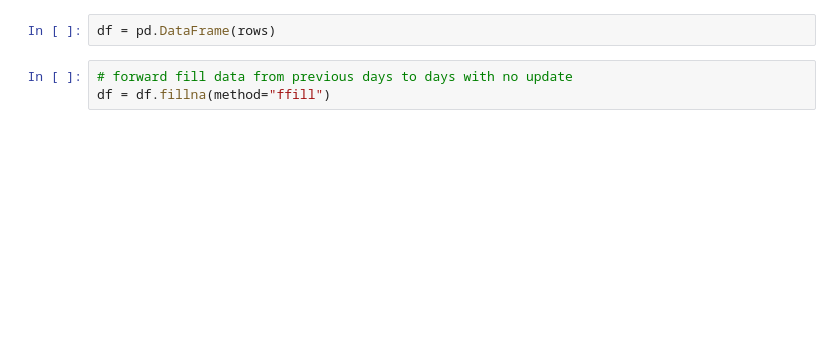
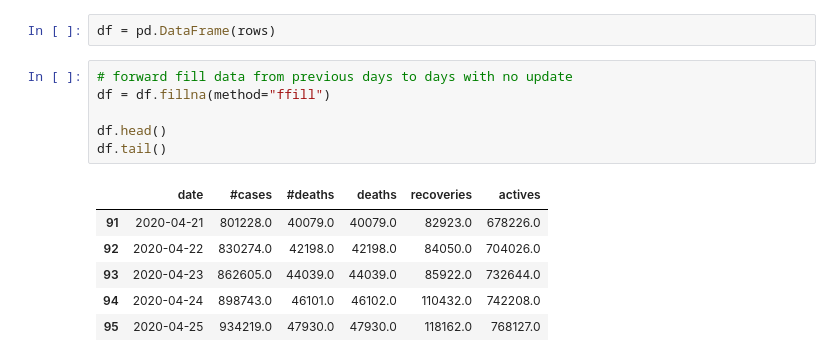
Before and after one commit to xandermorrison/coronavirus, a Jupyter notebook: coronavirus.ipynb, the cells around one changed output. Cells and saved outputs as stored; diff of their text form; blank space fills up the shorter version.

```diff
--- a/coronavirus.ipynb
+++ b/coronavirus.ipynb
@@ -92,3 +92,13 @@ df = pd.DataFrame(rows)
 # %%
 # forward fill data from previous days to days with no update
 df = df.fillna(method="ffill")
+
+df.head()
+df.tail()
+# %% [output]
+|  | date | #cases | #deaths | deaths | recoveries | actives |
+| 91 | 2020-04-21 | 801228.0 | 40079.0 | 40079.0 | 82923.0 | 678226.0 |
+| 92 | 2020-04-22 | 830274.0 | 42198.0 | 42198.0 | 84050.0 | 704026.0 |
+| 93 | 2020-04-23 | 862605.0 | 44039.0 | 44039.0 | 85922.0 | 732644.0 |
+| 94 | 2020-04-24 | 898743.0 | 46101.0 | 46102.0 | 110432.0 | 742208.0 |
+| 95 | 2020-04-25 | 934219.0 | 47930.0 | 47930.0 | 118162.0 | 768127.0 |
```
Also changed, not shown: parts of 7 cells of this notebook.
